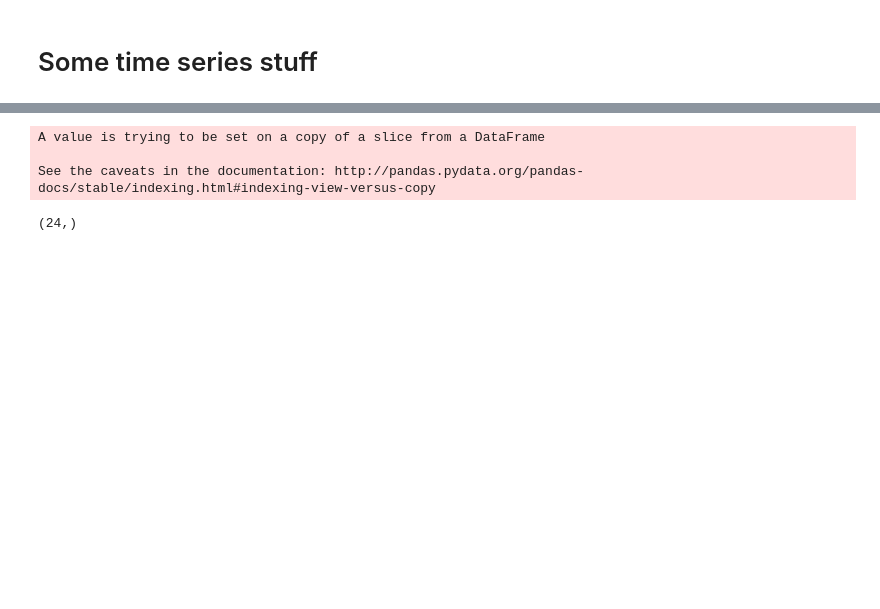
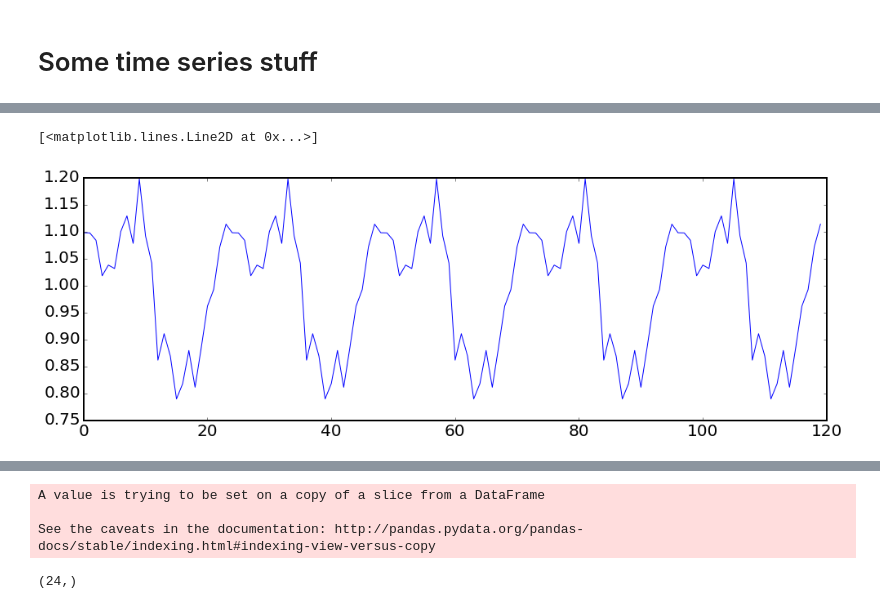
Before and after one commit to tj2huang/nyu-twipsy, a Jupyter notebook: basic tsa.ipynb, the cells around one changed output, grey strips where cells are left out. Drawn from its saved outputs; the diff is of its cells as text; code cells hidden in the pictures; blank space fills up the shorter version.

```diff
--- a/basic tsa.ipynb
+++ b/basic tsa.ipynb
@@ -11,0 +43,11 @@ import pickle as pickle
+# %%
+res = decompose_seasonal(casual, 24)
+# %%
+seasonal = res['seasonal']
+deseasoned = res['deseasoned']
+trend = res['trend']
+# %%
+plt.plot(seasonal[:24*5])
+# %% [output]
+[<matplotlib.lines.Line2D at 0x...>]
+[figure, added]
```
Also changed, not shown: parts of 15 cells of this notebook, 5 other files.
